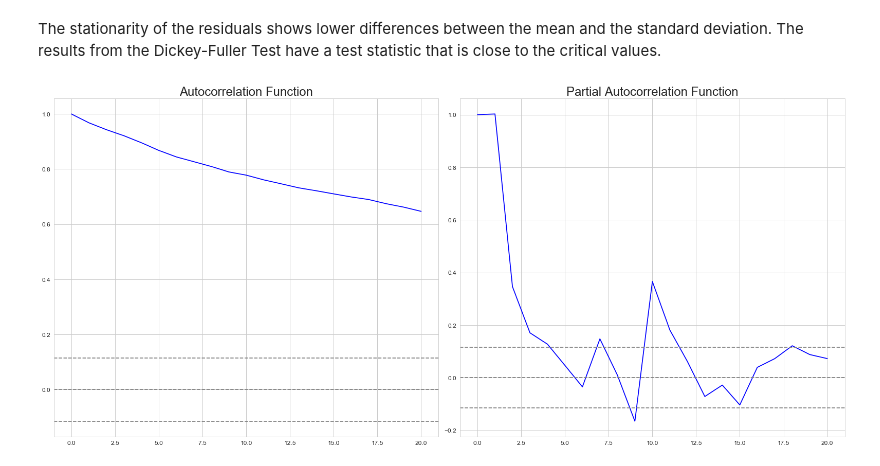
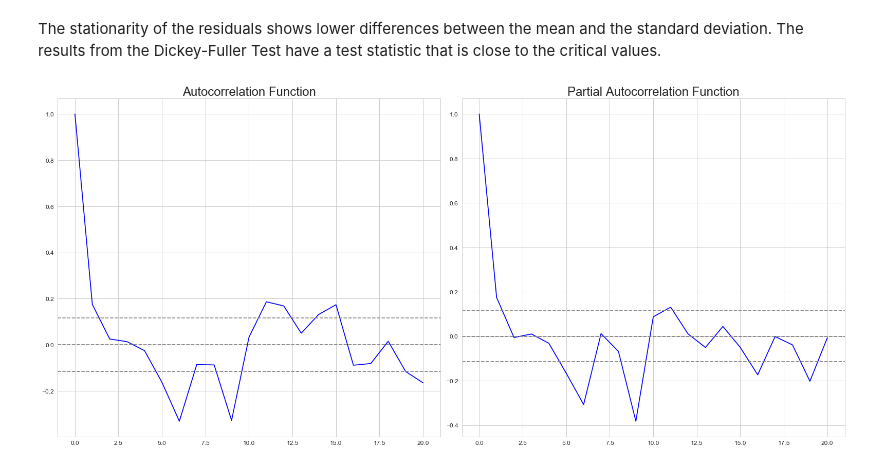
Before and after one commit to wildlyclassyprince/data-playground, a Jupyter notebook: arxiv/arxiv_monthly_submissions_and_downloads.ipynb, the cells around one changed output. Cells and saved outputs as stored; diff of their text form; code cells hidden in the pictures.

```diff
--- a/arxiv/arxiv_monthly_submissions_and_downloads.ipynb
+++ b/arxiv/arxiv_monthly_submissions_and_downloads.ipynb
@@ -452,29 +452,29 @@ dtype: float64
 The stationarity of the residuals shows lower differences between the mean and the standard deviation. The results from the Dickey-Fuller Test have a test statistic that is close to the critical values.
 # %%
 # ACF and PACF plots:
-lag_acf = acf(downloads_log, nlags=20)
-lag_pacf = pacf(downloads_log, nlags=20, method='ols')
+lag_acf = acf(residual, nlags=20)
+lag_pacf = pacf(residual, nlags=20, method='ols')
 
 # Plotting ACF
 plt.figure(figsize=(22, 10))
 plt.subplot(121)
 plt.plot(lag_acf, color='blue')
 plt.xticks(fontsize=12)
 plt.yticks(fontsize=12)
 plt.axhline(y=0, linestyle='--', color='gray')
 plt.axhline(y=-1.96/np.sqrt(len(downloads_log)), linestyle='--', color='gray')
 plt.axhline(y=1.96/np.sqrt(len(downloads_log)), linestyle='--', color='gray')
 plt.title('Autocorrelation Function', fontsize=24)
 
 # Plotting PACF
 plt.subplot(122)
 plt.plot(lag_pacf, color='blue')
 plt.xticks(fontsize=12)
 plt.yticks(fontsize=12)
 plt.axhline(y=0, linestyle='--', color='gray')
 plt.axhline(y=-1.96/np.sqrt(len(downloads_log)), linestyle='--', color='gray')
 plt.axhline(y=1.96/np.sqrt(len(downloads_log)), linestyle='--', color='gray')
 plt.title('Partial Autocorrelation Function', fontsize=24)
 plt.tight_layout()
 # %% [output]
-[figure, old version]
+[figure, new version]
```
Also changed, not shown: parts of 11 cells of this notebook.
